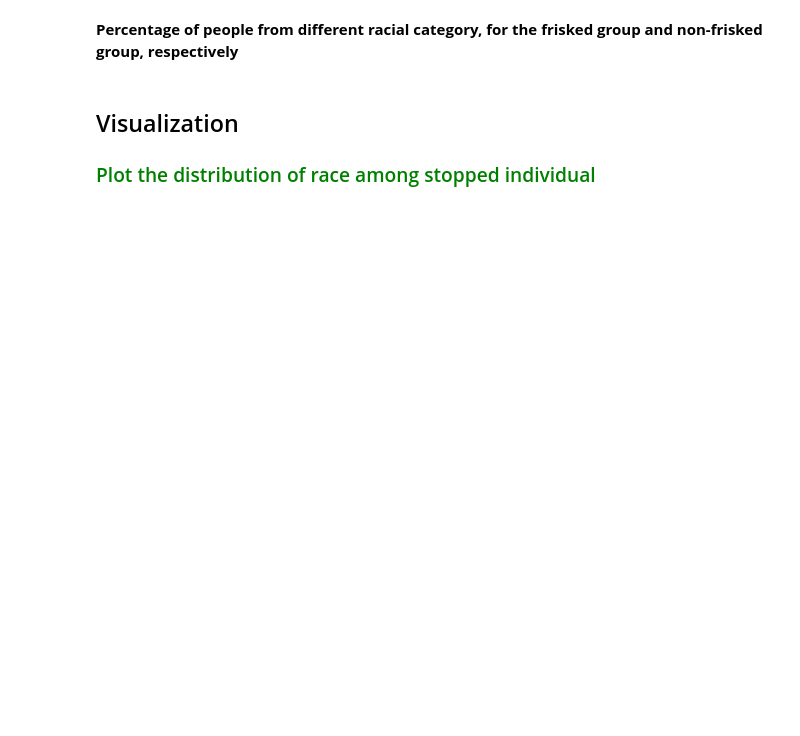
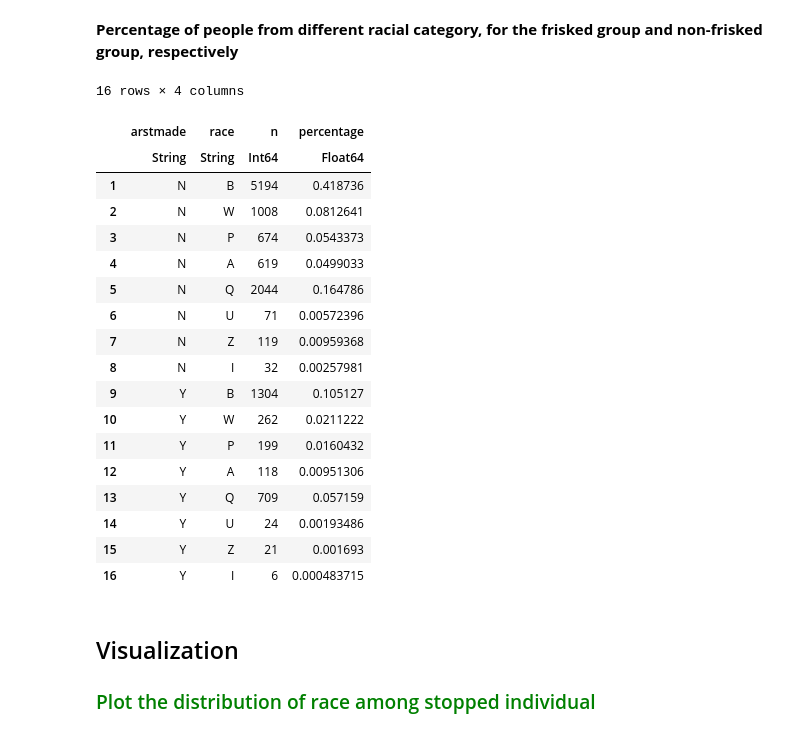
Before and after one commit to computational-social-science-zurich/sicss-zurich, a Jupyter notebook: notebooks/j1b-intro-data-analysis.ipynb, the cells around one changed output. Drawn from its saved outputs; the diff is of its cells as text; code cells hidden in the pictures; blank space fills up the shorter version.

```diff
--- a/notebooks/j1b-intro-data-analysis.ipynb
+++ b/notebooks/j1b-intro-data-analysis.ipynb
@@ -108,3 +85,6 @@ first(df, 5)
 Show some summary statistics:
 
 ### <span style='color:green'> Share of people arrested $=>$ clean this variable</span>
+# %%
+x = data[:, :arstmade]
+describe(x)
@@ -121,5 +175,32 @@ Use the `groupby` syntax from `DataFrames`: https://dataframes.juliadata.org/sta
 # %% [markdown]
 **Percentage of people from different racial category, for the frisked group and non-frisked group, respectively**
+# %%
+n = size(data)[1]
+groups = groupby(data, [:arstmade, :race])
+combine(groups,
+    :race => length => :n,
+    :race => (x -> length(x)./n) => :percentage,
+)
+# %% [output]
+16 rows × 4 columns
+|  | arstmade | race | n | percentage |
+|  | String | String | Int64 | Float64 |
+| 1 | N | B | 5194 | 0.418736 |
+| 2 | N | W | 1008 | 0.0812641 |
+| 3 | N | P | 674 | 0.0543373 |
+| 4 | N | A | 619 | 0.0499033 |
+| 5 | N | Q | 2044 | 0.164786 |
+| 6 | N | U | 71 | 0.00572396 |
+| 7 | N | Z | 119 | 0.00959368 |
+| 8 | N | I | 32 | 0.00257981 |
+| 9 | Y | B | 1304 | 0.105127 |
+| 10 | Y | W | 262 | 0.0211222 |
+| 11 | Y | P | 199 | 0.0160432 |
+| 12 | Y | A | 118 | 0.00951306 |
+| 13 | Y | Q | 709 | 0.057159 |
+| 14 | Y | U | 24 | 0.00193486 |
+| 15 | Y | Z | 21 | 0.001693 |
+| 16 | Y | I | 6 | 0.000483715 |
 # %% [markdown]
 ## Visualization
 
```
Also changed, not shown: parts of 23 cells of this notebook.
